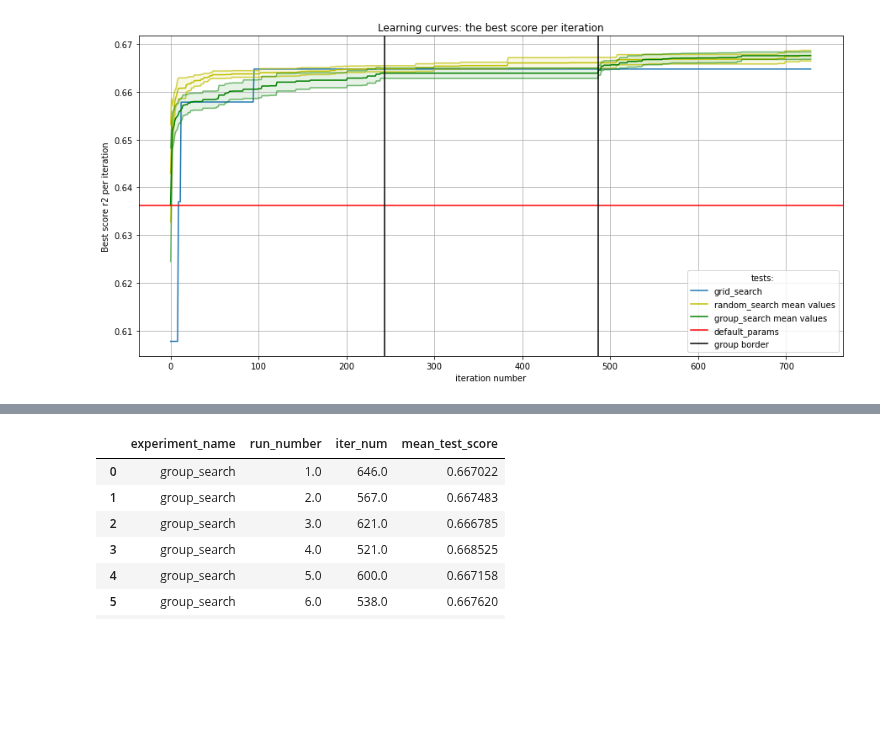
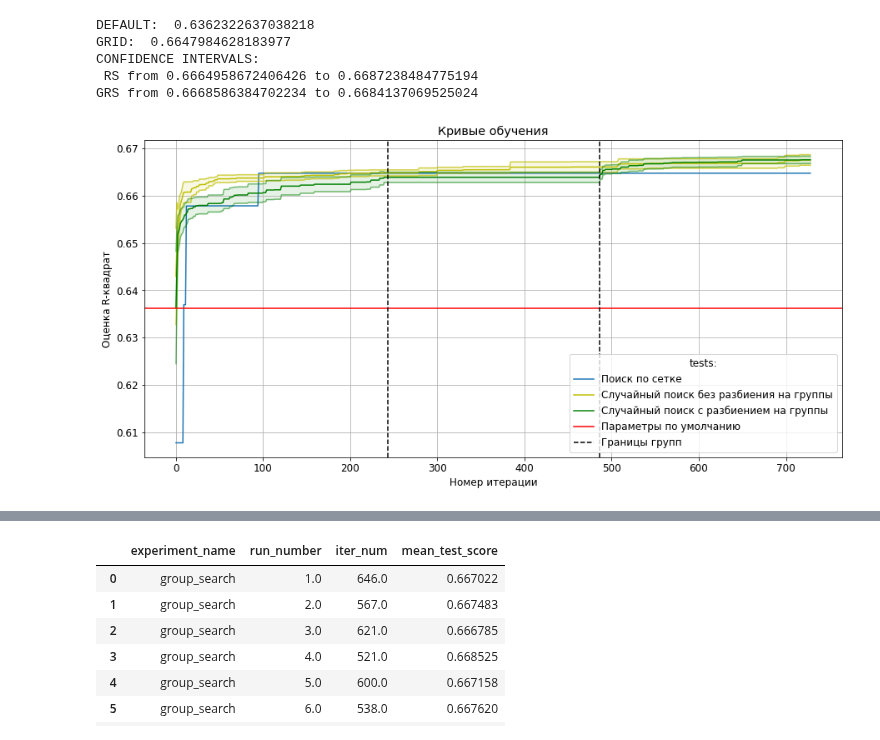
Before and after one commit to HollowPrincess/GradBoostOptim, a Jupyter notebook: full_test/test_1_analysis.ipynb, the cells around one changed output, grey strips where cells are left out. Drawn from its saved outputs; the diff is of its cells as text; code cells hidden in the pictures; blank space fills up the shorter version.

```diff
--- a/full_test/test_1_analysis.ipynb
+++ b/full_test/test_1_analysis.ipynb
@@ -3,6 +3,8 @@ import pandas as pd
 import numpy as np
 from matplotlib import pyplot as plt
 import os
+# %%
+plt.rcParams.update({'font.size': 12})
 # %%
 dataset_name = 'prepared_facebook_data'
 folder_name = 'facebook_comm_vol'
@@ -98,46 +100,55 @@ group_mean=group_mean.groupby(by="iter_num")['mean_test_score'].mean()
 
 ## DEFAULT performance
 default_perf=default_df['mean_test_score']
+print("DEFAULT: ", default_perf.values[0])
 
 
 ## PLOT
 plt.figure(figsize=(15,7))
 plt.grid()
 x=list(range(0, grid_perf.shape[0]))
 
 #grid plot:
-plt.plot(x, grid_perf, label="grid_search")
+plt.plot(x, grid_perf, label="Поиск по сетке")
+print("GRID: ", grid_perf.iloc[-1])
 
 #conf for random:
-plt.plot(x, random_mean, color="y", label="random_search mean values")
+plt.plot(x, random_mean, color="y", label="Случайный поиск без разбиения на группы")
 lower_random=random_mean - random_std
 upper_random=random_mean + random_std
 plt.plot(x, lower_random, alpha=0.7, color="y")
 plt.plot(x, upper_random, alpha=0.7, color="y")
 plt.fill_between(x, lower_random, upper_random, alpha=0.1, color="y")
+print("CONFIDENCE INTERVALS:\n RS from {} to {}".format(lower_random.iloc[-1], upper_random.iloc[-1]))
 
 #conf for group:
-plt.plot(x, group_mean, color="green", label="group_search mean values")
+plt.plot(x, group_mean, color="green", label="Случайный поиск с разбиением на группы")
 lower_group=group_mean - group_std
 upper_group=group_mean + group_std
 plt.plot(x, lower_group, alpha=0.5, color="green")
 plt.plot(x, upper_group, alpha=0.5, color="green")
 plt.fill_between(x, lower_group, upper_group, alpha=0.1, color="green")
+print("GRS from {} to {}".format(lower_group.iloc[-1], upper_group.iloc[-1]))
 
 #line for default values
-plt.axhline(default_perf.values, label="default_params", color='r')
+plt.axhline(default_perf.values, label="Параметры по умолчанию", color='r')
 
-plt.axvline(243, label="group border", color='k')
-plt.axvline(243*2, color='k')
+plt.axvline(243, label="Границы групп", color='k', ls = "--")
+plt.axvline(243*2, color='k', ls = "--")
 
 plt.legend(title='tests:')
-plt.title("Learning curves: the best score per iteration")
-plt.ylabel("Best score r2 per iteration")
-plt.xlabel("iteration number")
+plt.title("Кривые обучения")
+plt.ylabel("Оценка R-квадрат")
+plt.xlabel("Номер итерации")
 plt.savefig(DIR_WITH_FILES+"graphs/scores.jpg")
 plt.show()
 # %% [output]
+DEFAULT:  0.6362322637038218
+GRID:  0.6647984628183977
+CONFIDENCE INTERVALS:
+ RS from 0.6664958672406426 to 0.6687238484775194
+GRS from 0.6668586384702234 to 0.6684137069525024
-[figure, old version]
+[figure, new version]
 # %%
 df.loc[df.experiment_name.astype(str).str.contains('default'),[
     'param_alpha', 'param_colsample_bytree', 'param_lambda',
```
Also changed, not shown: parts of 13 cells of this notebook, 11 other files.
